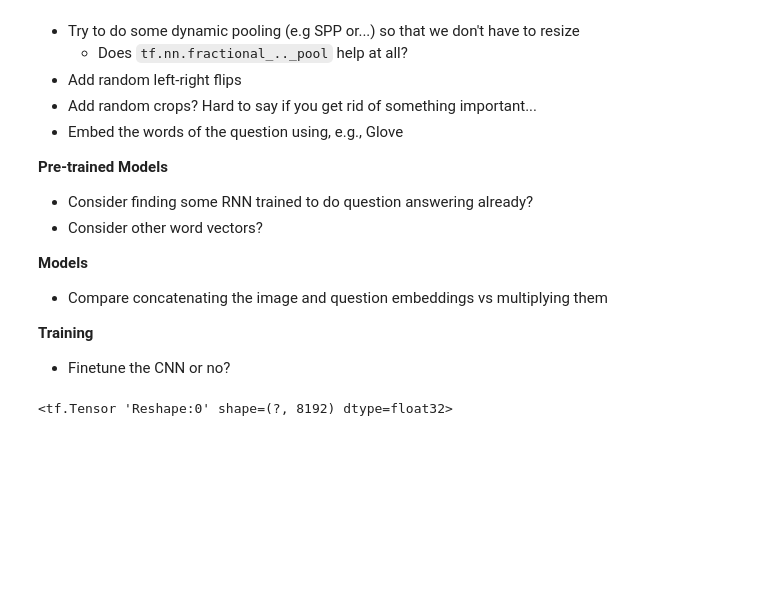
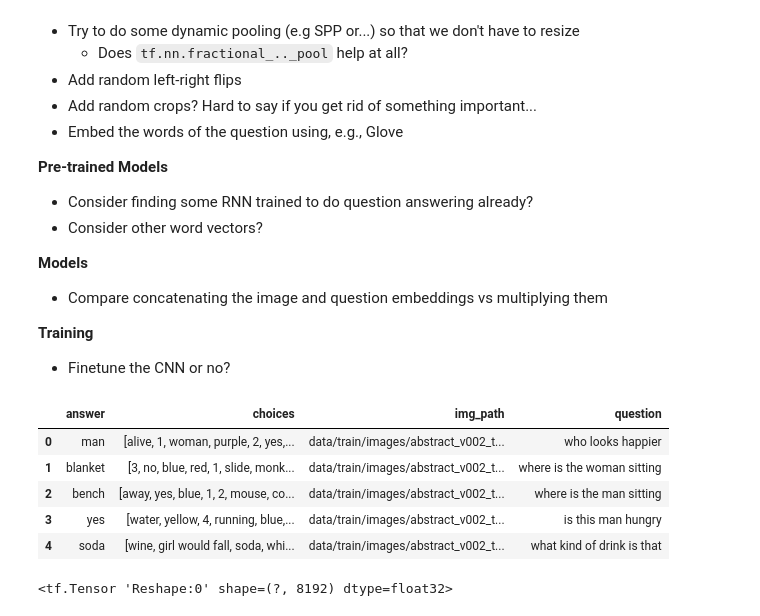
Before and after one commit to neighthan/computer_vision, a Jupyter notebook: vqa/vqa.ipynb, the cells around one changed output. Drawn from its saved outputs; the diff is of its cells as text; code cells hidden in the pictures; blank space fills up the shorter version.

```diff
--- a/vqa/vqa.ipynb
+++ b/vqa/vqa.ipynb
@@ -205,0 +513,18 @@ def preprocess_question(question):
+# %%
+with open('data/answer_to_id.pkl', 'rb') as f:
+    answer_to_id = pickle.load(f)
+
+with open('data/word_to_id.pkl', 'rb') as f:
+    word_to_id = pickle.load(f)
+
+train_qa = pd.read_hdf('data/train/qa.h5')
+val_qa = pd.read_hdf('data/val/qa.h5')
+
+train_qa.head()
+# %% [output]
+|  | answer | choices | img_path | question |
+| 0 | man | [alive, 1, woman, purple, 2, yes,... | data/train/images/abstract_v002_t... | who looks happier |
+| 1 | blanket | [3, no, blue, red, 1, slide, monk... | data/train/images/abstract_v002_t... | where is the woman sitting |
+| 2 | bench | [away, yes, blue, 1, 2, mouse, co... | data/train/images/abstract_v002_t... | where is the man sitting |
+| 3 | yes | [water, yellow, 4, running, blue,... | data/train/images/abstract_v002_t... | is this man hungry |
+| 4 | soda | [wine, girl would fall, soda, whi... | data/train/images/abstract_v002_t... | what kind of drink is that |
```
Also changed, not shown: parts of 34 cells of this notebook, 1 other file.
